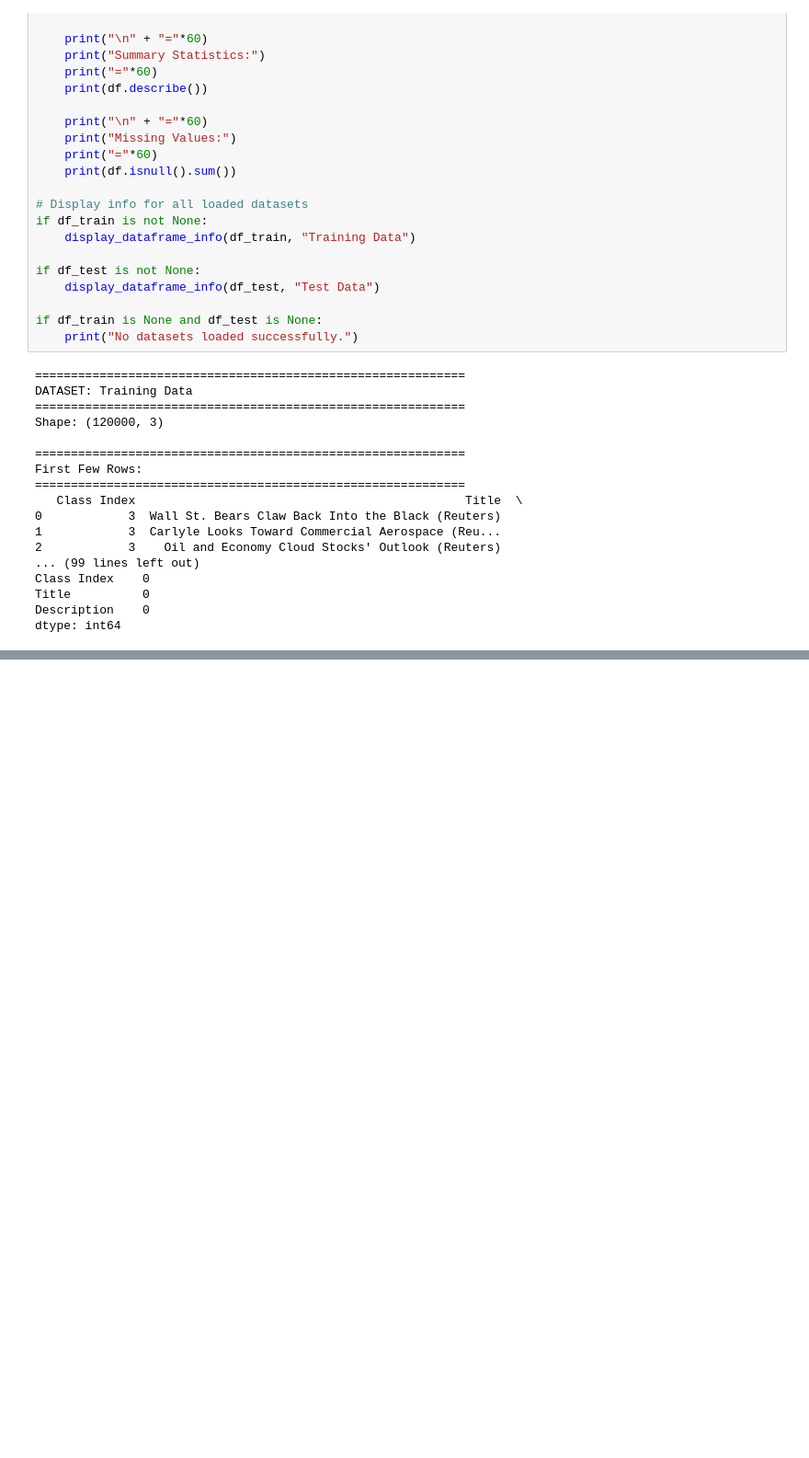
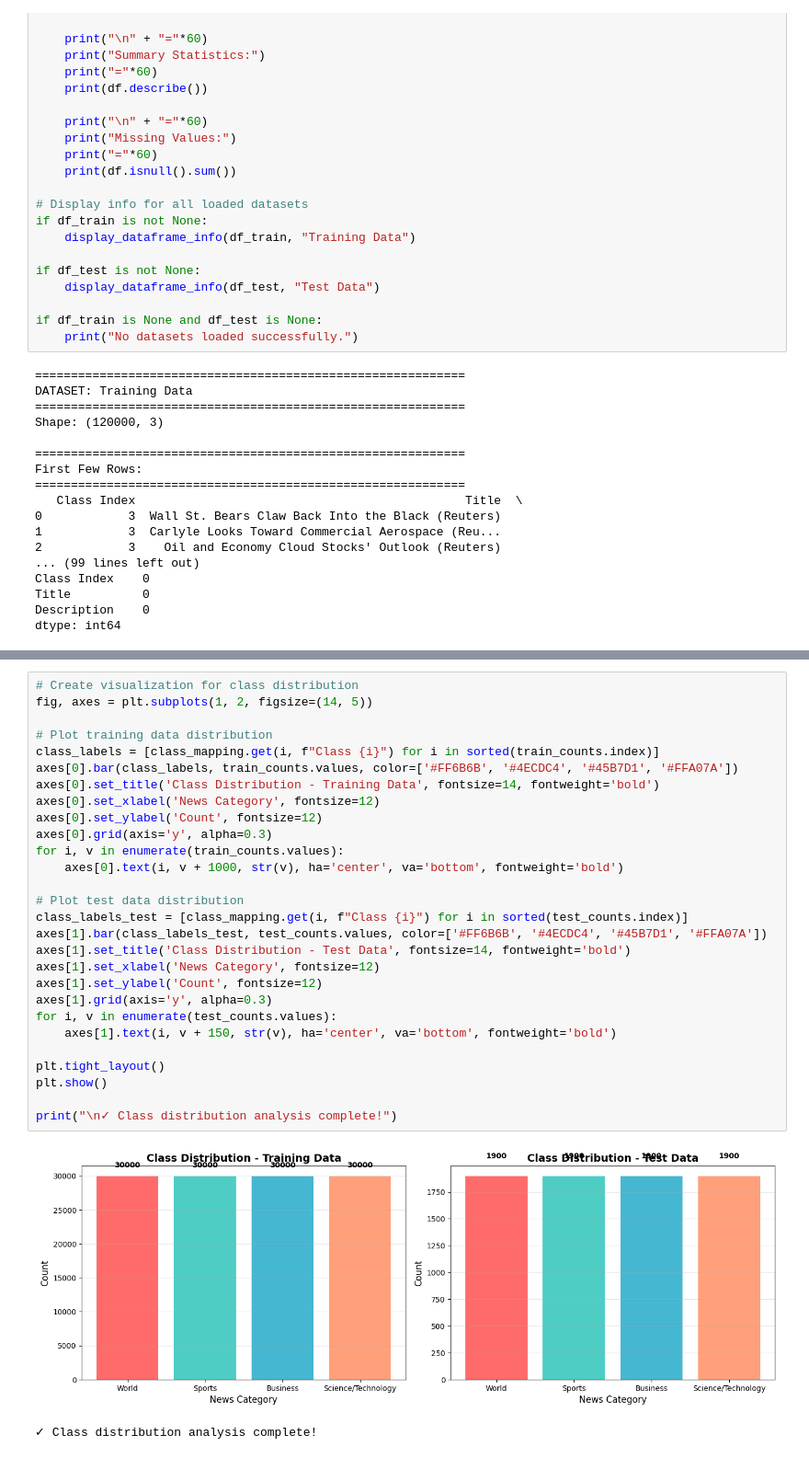
Before and after one commit to Arrryyy/AG_NEWS_Class, a Jupyter notebook: playbook.ipynb, the cells around one changed output, grey strips where cells are left out. Shown at 92% size. Cells and saved outputs as stored; diff of their text form; blank space fills up the shorter version.

```diff
--- a/playbook.ipynb
+++ b/playbook.ipynb
@@ -143,0 +206,31 @@ dtype: int64
+# %%
+# Create visualization for class distribution
+fig, axes = plt.subplots(1, 2, figsize=(14, 5))
+
+# Plot training data distribution
+class_labels = [class_mapping.get(i, f"Class {i}") for i in sorted(train_counts.index)]
+axes[0].bar(class_labels, train_counts.values, color=['#FF6B6B', '#4ECDC4', '#45B7D1', '#FFA07A'])
+axes[0].set_title('Class Distribution - Training Data', fontsize=14, fontweight='bold')
+axes[0].set_xlabel('News Category', fontsize=12)
+axes[0].set_ylabel('Count', fontsize=12)
+axes[0].grid(axis='y', alpha=0.3)
+for i, v in enumerate(train_counts.values):
+    axes[0].text(i, v + 1000, str(v), ha='center', va='bottom', fontweight='bold')
+
+# Plot test data distribution
+class_labels_test = [class_mapping.get(i, f"Class {i}") for i in sorted(test_counts.index)]
+axes[1].bar(class_labels_test, test_counts.values, color=['#FF6B6B', '#4ECDC4', '#45B7D1', '#FFA07A'])
+axes[1].set_title('Class Distribution - Test Data', fontsize=14, fontweight='bold')
+axes[1].set_xlabel('News Category', fontsize=12)
+axes[1].set_ylabel('Count', fontsize=12)
+axes[1].grid(axis='y', alpha=0.3)
+for i, v in enumerate(test_counts.values):
+    axes[1].text(i, v + 150, str(v), ha='center', va='bottom', fontweight='bold')
+
+plt.tight_layout()
+plt.show()
+
+print("\n✓ Class distribution analysis complete!")
+# %% [output]
+[figure, added]
+✓ Class distribution analysis complete!
```
Also changed, not shown: parts of 8 cells of this notebook.
